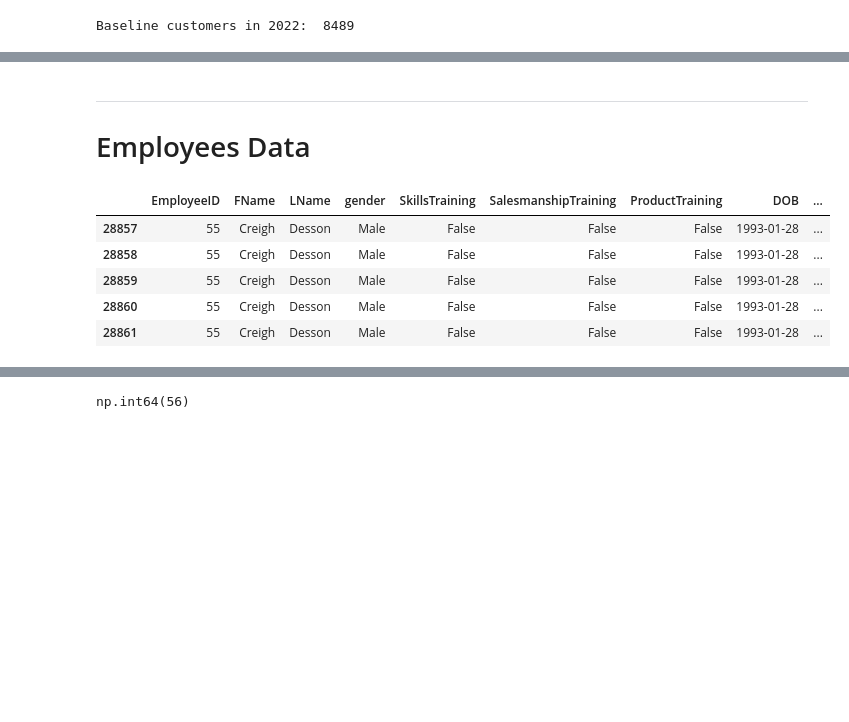
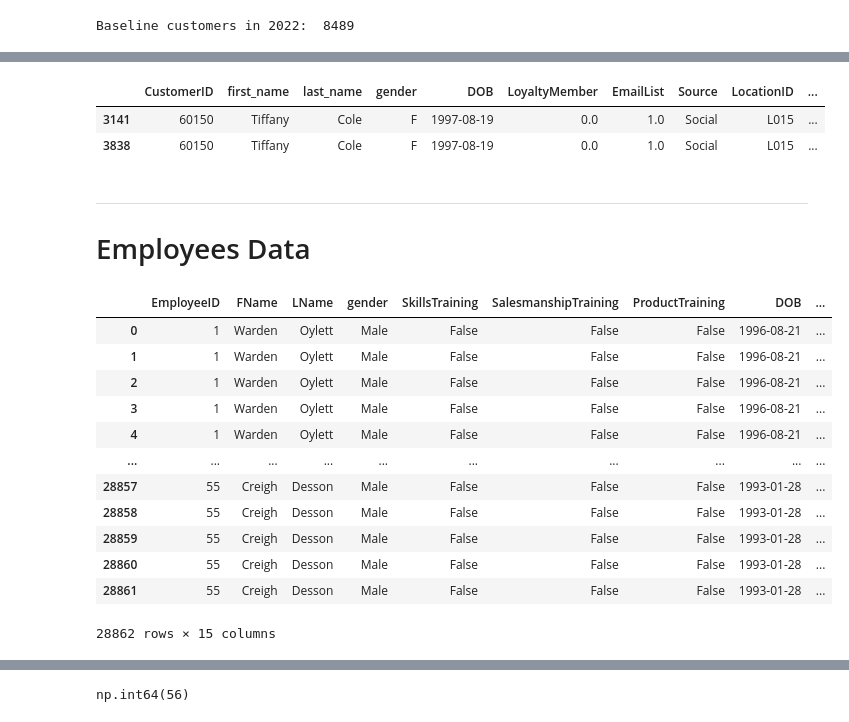
Before and after one commit to diwanashita/ace-bikes-data-transformation, a Jupyter notebook: data_extension.ipynb, the cells around one changed output, grey strips where cells are left out. Saved outputs shown, nothing was run; the diff lists cells and outputs as text; code cells hidden in the pictures; blank space fills up the shorter version.

Commit message:
employees generated

```diff
--- a/data_extension.ipynb
+++ b/data_extension.ipynb
@@ -386,23 +479,38 @@ new_customers_df
+# %%
+new_customers_df.loc[new_customers_df["CustomerID"] == 60150]
+# %% [output]
+|  | CustomerID | first_name | last_name | gender | DOB | LoyaltyMember | EmailList | Source | LocationID | ... |
+| 3141 | 60150 | Tiffany | Cole | F | 1997-08-19 | 0.0 | 1.0 | Social | L015 | ... |
+| 3838 | 60150 | Tiffany | Cole | F | 1997-08-19 | 0.0 | 1.0 | Social | L015 | ... |
 # %% [markdown]
 ---
 # Employees Data
 # %%
 # ========================
 # now joining employees + orderinfo @ EmployeeID
 # ========================
 
 employees_order_df = employees_orig.merge(
     orderinfo_orig,
     left_on='EmployeeID',
     right_on='EmployeeID',
     how='left'
 )
 
-employees_order_df.tail()
+employees_order_df = employees_order_df.drop(columns={'LocationID_x'}).rename(columns={'LocationID_y': 'LocationID'})
+
+employees_order_df
 # %% [output]
 |  | EmployeeID | FName | LName | gender | SkillsTraining | SalesmanshipTraining | ProductTraining | DOB | ... |
+| 0 | 1 | Warden | Oylett | Male | False | False | False | 1996-08-21 | ... |
+| 1 | 1 | Warden | Oylett | Male | False | False | False | 1996-08-21 | ... |
+| 2 | 1 | Warden | Oylett | Male | False | False | False | 1996-08-21 | ... |
+| 3 | 1 | Warden | Oylett | Male | False | False | False | 1996-08-21 | ... |
+| 4 | 1 | Warden | Oylett | Male | False | False | False | 1996-08-21 | ... |
+| ... | ... | ... | ... | ... | ... | ... | ... | ... | ... |
 | 28857 | 55 | Creigh | Desson | Male | False | False | False | 1993-01-28 | ... |
 | 28858 | 55 | Creigh | Desson | Male | False | False | False | 1993-01-28 | ... |
 | 28859 | 55 | Creigh | Desson | Male | False | False | False | 1993-01-28 | ... |
 | 28860 | 55 | Creigh | Desson | Male | False | False | False | 1993-01-28 | ... |
 | 28861 | 55 | Creigh | Desson | Male | False | False | False | 1993-01-28 | ... |
+28862 rows × 15 columns
```
Also changed, not shown: parts of 12 cells of this notebook.
